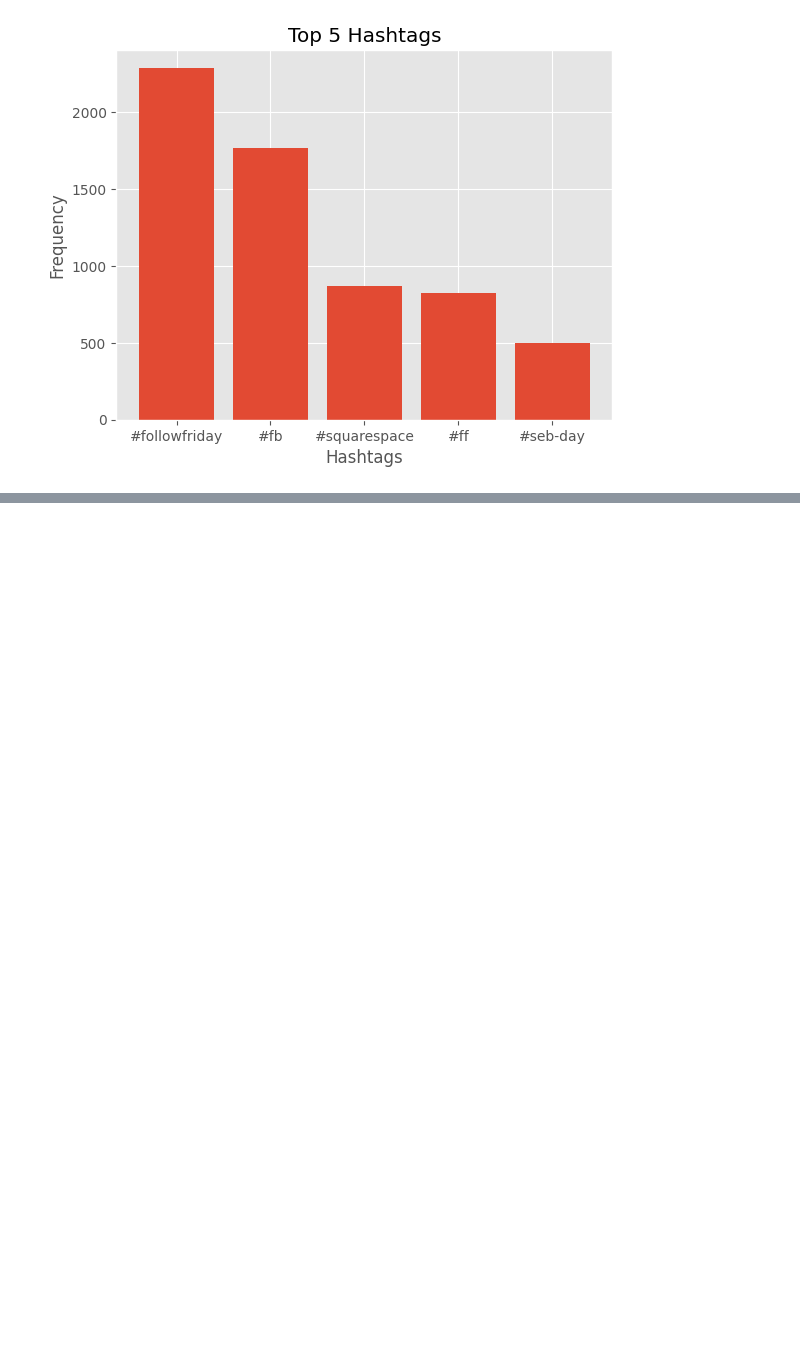
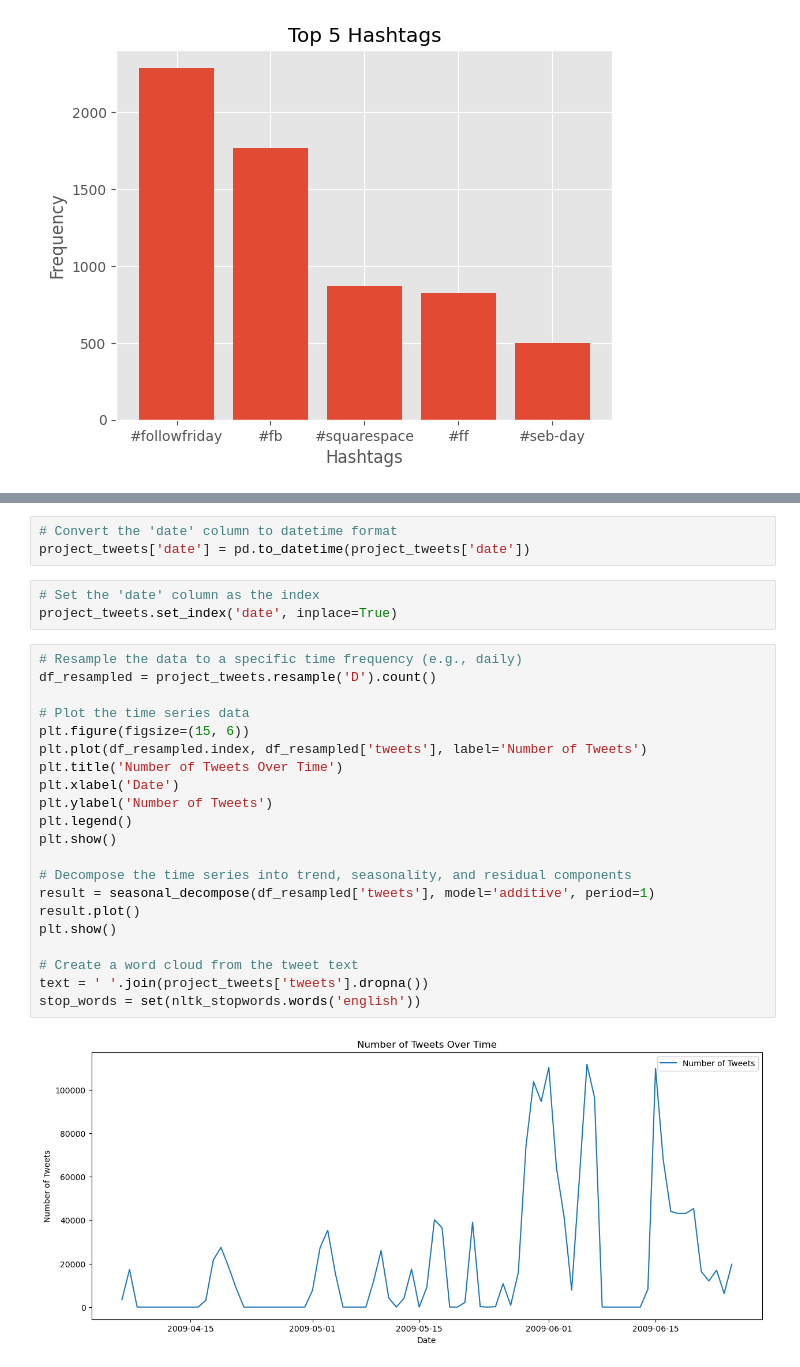
Before and after one commit to SedaColasan/CA2_ProjectTweets2, a Jupyter notebook: transport_2.ipynb, the cells around one changed output, grey strips where cells are left out. Saved outputs shown, nothing was run; the diff lists cells and outputs as text; blank space fills up the shorter version.

```diff
--- a/transport_2.ipynb
+++ b/transport_2.ipynb
@@ -497,0 +626,29 @@ Top 5 Hashtags:
+# %%
+# Convert the 'date' column to datetime format
+project_tweets['date'] = pd.to_datetime(project_tweets['date'])
+# %%
+# Set the 'date' column as the index
+project_tweets.set_index('date', inplace=True)
+# %%
+# Resample the data to a specific time frequency (e.g., daily)
+df_resampled = project_tweets.resample('D').count()
+
+# Plot the time series data
+plt.figure(figsize=(15, 6))
+plt.plot(df_resampled.index, df_resampled['tweets'], label='Number of Tweets')
+plt.title('Number of Tweets Over Time')
+plt.xlabel('Date')
+plt.ylabel('Number of Tweets')
+plt.legend()
+plt.show()
+
+# Decompose the time series into trend, seasonality, and residual components
+result = seasonal_decompose(df_resampled['tweets'], model='additive', period=1)
+result.plot()
+plt.show()
+
+# Create a word cloud from the tweet text
+text = ' '.join(project_tweets['tweets'].dropna())
+stop_words = set(nltk_stopwords.words('english'))
+# %% [output]
+[figure, added]
```
Also changed, not shown: parts of 16 cells of this notebook.
